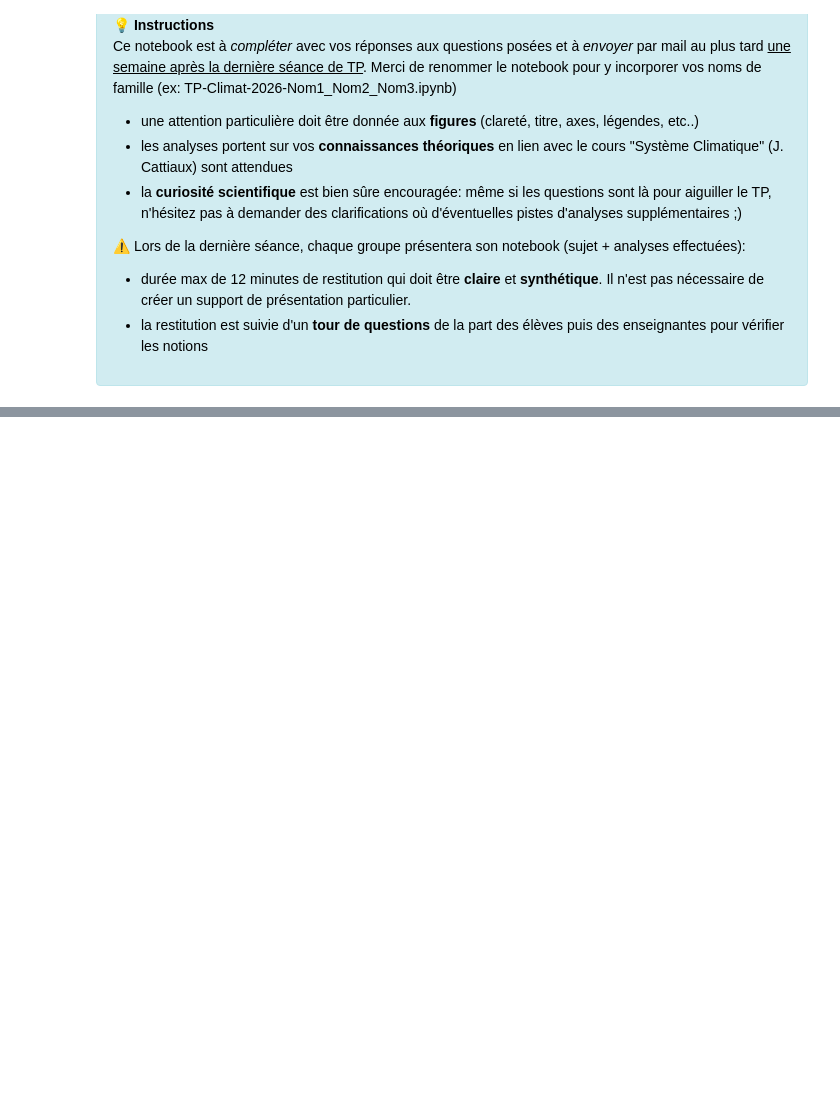
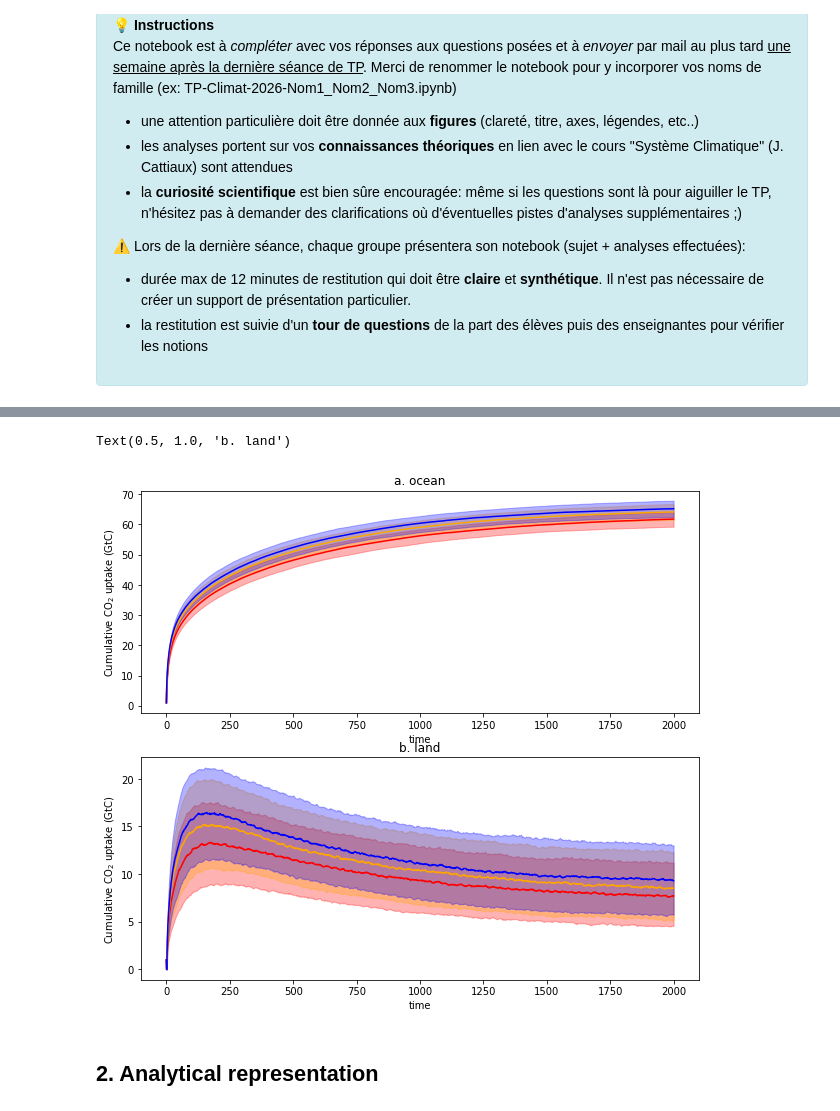
Before and after one commit to acsed-dot/TP-MSOAC-Climate_change, a Jupyter notebook: topics/5-irf.ipynb, the cells around one changed output, grey strips where cells are left out. Drawn from its saved outputs; the diff is of its cells as text; code cells hidden in the pictures; blank space fills up the shorter version.

```diff
--- a/topics/5-irf.ipynb
+++ b/topics/5-irf.ipynb
@@ -47,0 +57,8 @@ In this class, we will represent a simple box model to track the evolution of th
+# %%
+# load BERN data - land
+df_land = pd.read_csv("./../data/Bern3Dv2/IRF_land.csv")
+df_land["yr_after_pulse"] = np.arange(0,2001,1) # model year
+# %%
+# load BERN data - ocean
+df_ocean = pd.read_csv("./../data/Bern3Dv2/IRF_ocean.csv")
+df_ocean["yr_after_pulse"] = np.arange(0,2001,1) # model year
@@ -47,0 +111,35 @@ In this class, we will represent a simple box model to track the evolution of th
+# %%
+fig, axes = plt.subplots(2,1, figsize=(10, 9))
+
+# Ocean
+axes[0].plot(df_ocean["yr_after_pulse"], df_ocean["bg_500_50"], color="red")
+axes[0].fill_between(df_ocean["yr_after_pulse"], df_ocean["bg_500_16"], df_ocean["bg_500_84"], alpha=0.3, color="red")
+
+axes[0].plot(df_ocean["yr_after_pulse"], df_ocean["bg_450_50"], color="orange")
+axes[0].fill_between(df_ocean["yr_after_pulse"], df_ocean["bg_450_16"], df_ocean["bg_450_84"], alpha=0.3, color="orange")
+
+axes[0].plot(df_ocean["yr_after_pulse"], df_ocean["bg_425_50"], color="blue")
+axes[0].fill_between(df_ocean["yr_after_pulse"], df_ocean["bg_425_16"], df_ocean["bg_425_84"], alpha=0.3, color="blue")
+
+axes[0].set_xlabel("time")
+axes[0].set_ylabel(r"Cumulative CO$_2$ uptake (GtC)")
+axes[0].set_title("a. ocean")
+# Land
+axes[1].plot(df_land["yr_after_pulse"], df_land["bg_500_50"], color="red")
+axes[1].fill_between(df_land["yr_after_pulse"], df_land["bg_500_16"], df_land["bg_500_84"], alpha=0.3, color="red")
+
+axes[1].plot(df_land["yr_after_pulse"], df_land["bg_450_50"], color="orange")
+axes[1].fill_between(df_land["yr_after_pulse"], df_land["bg_450_16"], df_land["bg_450_84"], alpha=0.3, color="orange")
+
+axes[1].plot(df_land["yr_after_pulse"], df_land["bg_425_50"], color="blue")
+axes[1].fill_between(df_land["yr_after_pulse"], df_land["bg_425_16"], df_land["bg_425_84"], alpha=0.3, color="blue")
+
+axes[1].set_xlabel("time")
+axes[1].set_ylabel(r"Cumulative CO$_2$ uptake (GtC)")
+axes[1].set_title("b. land")
+# %% [output]
+Text(0.5, 1.0, 'b. land')
+[figure, added]
+# %% [markdown]
+<a id="section-1"></a>
+## 2. Analytical representation
```
Also changed, not shown: parts of 24 cells of this notebook.
